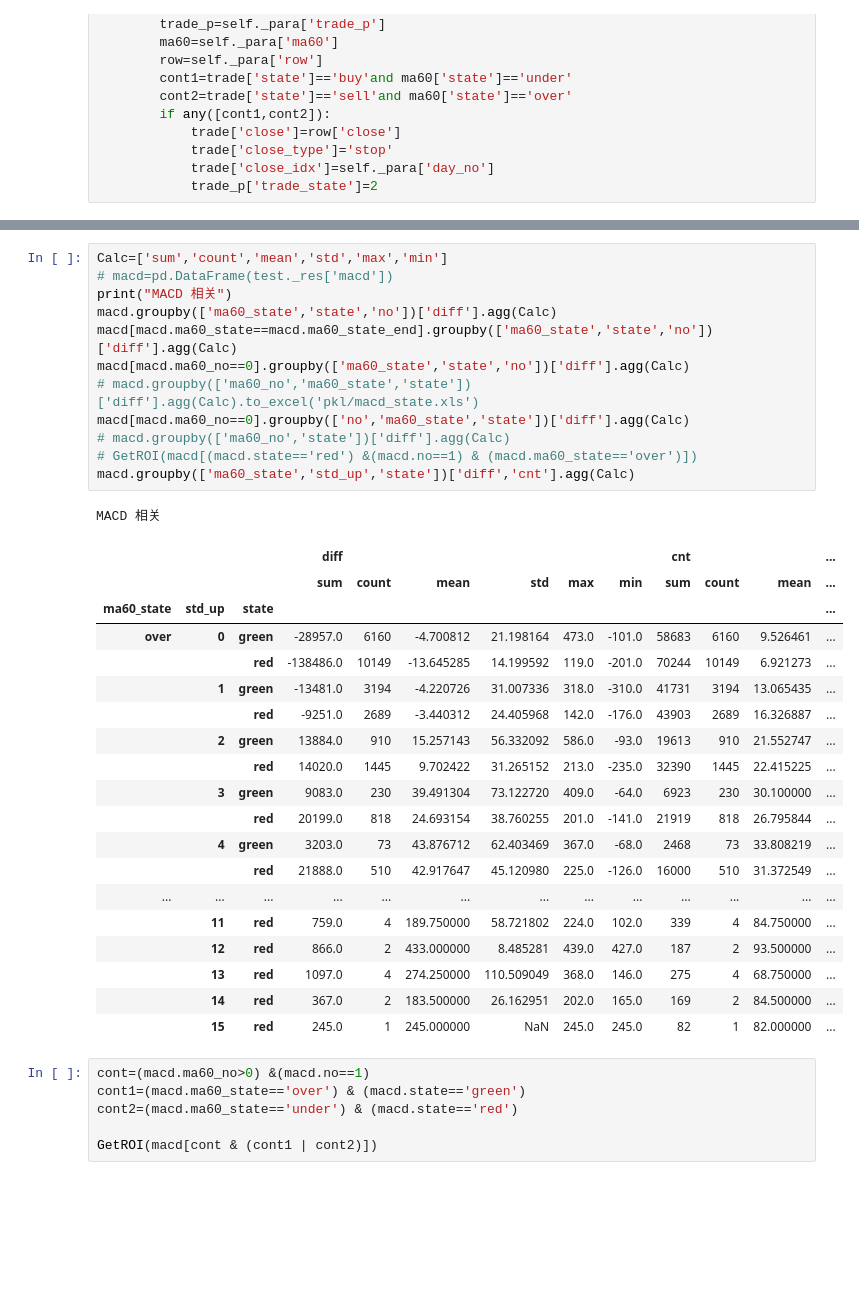
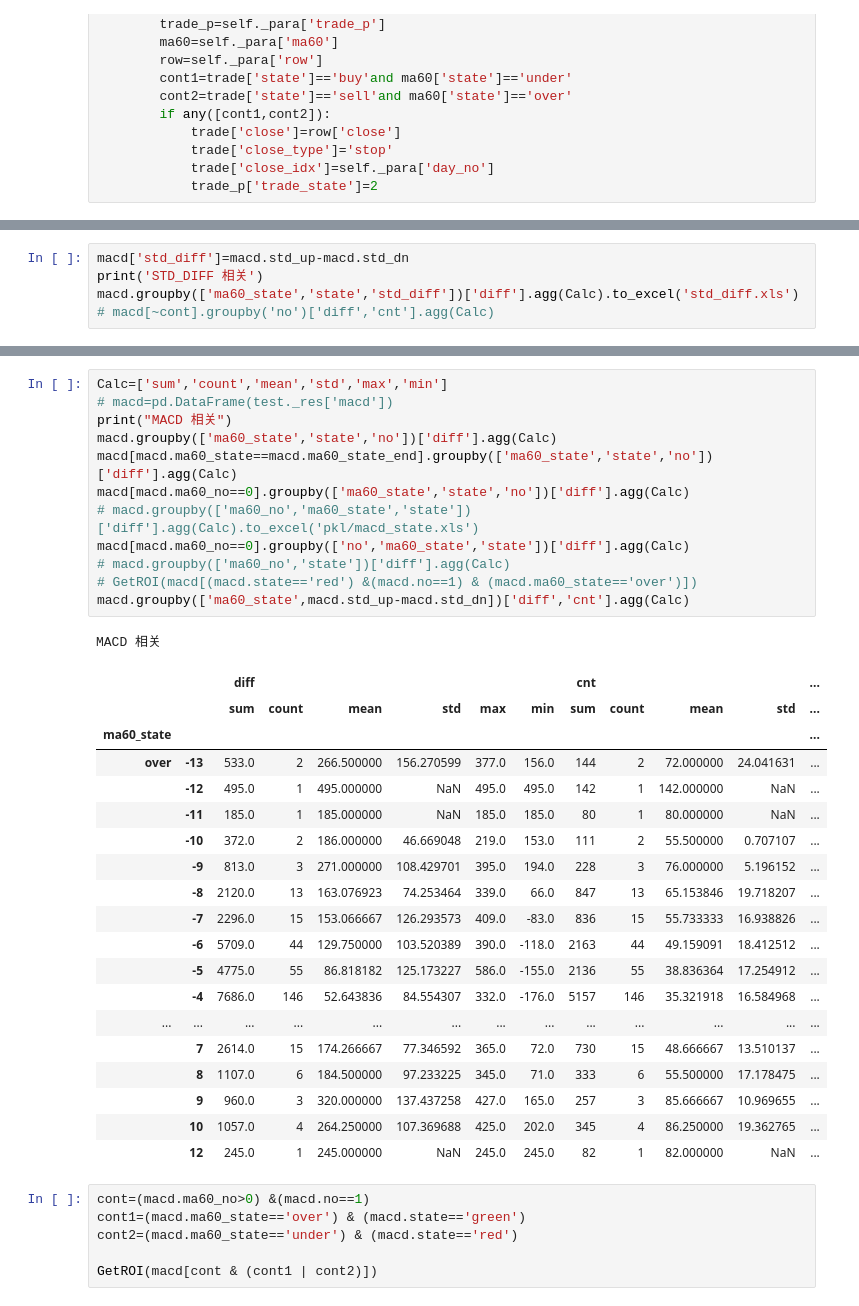
Before and after one commit to che7611/test2, a Jupyter notebook: HL_Strategy.ipynb, the cells around one changed output, grey strips where cells are left out. Saved outputs shown, nothing was run; the diff lists cells and outputs as text; blank space fills up the shorter version.

```diff
--- a/HL_Strategy.ipynb
+++ b/HL_Strategy.ipynb
@@ -436,0 +455,5 @@ macd.head()
+# %%
+macd['std_diff']=macd.std_up-macd.std_dn
+print('STD_DIFF 相关')
+macd.groupby(['ma60_state','state','std_diff'])['diff'].agg(Calc).to_excel('std_diff.xls')
+# macd[~cont].groupby('no')['diff','cnt'].agg(Calc)
@@ -437,36 +470,36 @@ macd.head()
 # %%
 Calc=['sum','count','mean','std','max','min']
 # macd=pd.DataFrame(test._res['macd'])
 print("MACD 相关")
 macd.groupby(['ma60_state','state','no'])['diff'].agg(Calc)
 macd[macd.ma60_state==macd.ma60_state_end].groupby(['ma60_state','state','no'])['diff'].agg(Calc)
 macd[macd.ma60_no==0].groupby(['ma60_state','state','no'])['diff'].agg(Calc)
 # macd.groupby(['ma60_no','ma60_state','state'])['diff'].agg(Calc).to_excel('pkl/macd_state.xls')
 macd[macd.ma60_no==0].groupby(['no','ma60_state','state'])['diff'].agg(Calc)
 # macd.groupby(['ma60_no','state'])['diff'].agg(Calc)
 # GetROI(macd[(macd.state=='red') &(macd.no==1) & (macd.ma60_state=='over')])
-macd.groupby(['ma60_state','std_up','state'])['diff','cnt'].agg(Calc)
+macd.groupby(['ma60_state',macd.std_up-macd.std_dn])['diff','cnt'].agg(Calc)
 # %% [output]
 MACD 相关
-|  |  |  | diff |  |  |  |  |  | cnt |  |  | ... |
-|  |  |  | sum | count | mean | std | max | min | sum | count | mean | ... |
-| ma60_state | std_up | state |  |  |  |  |  |  |  |  |  | ... |
-| over | 0 | green | -28957.0 | 6160 | -4.700812 | 21.198164 | 473.0 | -101.0 | 58683 | 6160 | 9.526461 | ... |
-|  |  | red | -138486.0 | 10149 | -13.645285 | 14.199592 | 119.0 | -201.0 | 70244 | 10149 | 6.921273 | ... |
-|  | 1 | green | -13481.0 | 3194 | -4.220726 | 31.007336 | 318.0 | -310.0 | 41731 | 3194 | 13.065435 | ... |
-|  |  | red | -9251.0 | 2689 | -3.440312 | 24.405968 | 142.0 | -176.0 | 43903 | 2689 | 16.326887 | ... |
-|  | 2 | green | 13884.0 | 910 | 15.257143 | 56.332092 | 586.0 | -93.0 | 19613 | 910 | 21.552747 | ... |
-|  |  | red | 14020.0 | 1445 | 9.702422 | 31.265152 | 213.0 | -235.0 | 32390 | 1445 | 22.415225 | ... |
-|  | 3 | green | 9083.0 | 230 | 39.491304 | 73.122720 | 409.0 | -64.0 | 6923 | 230 | 30.100000 | ... |
-|  |  | red | 20199.0 | 818 | 24.693154 | 38.760255 | 201.0 | -141.0 | 21919 | 818 | 26.795844 | ... |
-|  | 4 | green | 3203.0 | 73 | 43.876712 | 62.403469 | 367.0 | -68.0 | 2468 | 73 | 33.808219 | ... |
-|  |  | red | 21888.0 | 510 | 42.917647 | 45.120980 | 225.0 | -126.0 | 16000 | 510 | 31.372549 | ... |
+|  |  | diff |  |  |  |  |  | cnt |  |  |  | ... |
+|  |  | sum | count | mean | std | max | min | sum | count | mean | std | ... |
+| ma60_state |  |  |  |  |  |  |  |  |  |  |  | ... |
+| over | -13 | 533.0 | 2 | 266.500000 | 156.270599 | 377.0 | 156.0 | 144 | 2 | 72.000000 | 24.041631 | ... |
+|  | -12 | 495.0 | 1 | 495.000000 | NaN | 495.0 | 495.0 | 142 | 1 | 142.000000 | NaN | ... |
+|  | -11 | 185.0 | 1 | 185.000000 | NaN | 185.0 | 185.0 | 80 | 1 | 80.000000 | NaN | ... |
+|  | -10 | 372.0 | 2 | 186.000000 | 46.669048 | 219.0 | 153.0 | 111 | 2 | 55.500000 | 0.707107 | ... |
+|  | -9 | 813.0 | 3 | 271.000000 | 108.429701 | 395.0 | 194.0 | 228 | 3 | 76.000000 | 5.196152 | ... |
+|  | -8 | 2120.0 | 13 | 163.076923 | 74.253464 | 339.0 | 66.0 | 847 | 13 | 65.153846 | 19.718207 | ... |
+|  | -7 | 2296.0 | 15 | 153.066667 | 126.293573 | 409.0 | -83.0 | 836 | 15 | 55.733333 | 16.938826 | ... |
+|  | -6 | 5709.0 | 44 | 129.750000 | 103.520389 | 390.0 | -118.0 | 2163 | 44 | 49.159091 | 18.412512 | ... |
+|  | -5 | 4775.0 | 55 | 86.818182 | 125.173227 | 586.0 | -155.0 | 2136 | 55 | 38.836364 | 17.254912 | ... |
+|  | -4 | 7686.0 | 146 | 52.643836 | 84.554307 | 332.0 | -176.0 | 5157 | 146 | 35.321918 | 16.584968 | ... |
 | ... | ... | ... | ... | ... | ... | ... | ... | ... | ... | ... | ... | ... |
-|  | 11 | red | 759.0 | 4 | 189.750000 | 58.721802 | 224.0 | 102.0 | 339 | 4 | 84.750000 | ... |
-|  | 12 | red | 866.0 | 2 | 433.000000 | 8.485281 | 439.0 | 427.0 | 187 | 2 | 93.500000 | ... |
-|  | 13 | red | 1097.0 | 4 | 274.250000 | 110.509049 | 368.0 | 146.0 | 275 | 4 | 68.750000 | ... |
-|  | 14 | red | 367.0 | 2 | 183.500000 | 26.162951 | 202.0 | 165.0 | 169 | 2 | 84.500000 | ... |
-|  | 15 | red | 245.0 | 1 | 245.000000 | NaN | 245.0 | 245.0 | 82 | 1 | 82.000000 | ... |
+|  | 7 | 2614.0 | 15 | 174.266667 | 77.346592 | 365.0 | 72.0 | 730 | 15 | 48.666667 | 13.510137 | ... |
+|  | 8 | 1107.0 | 6 | 184.500000 | 97.233225 | 345.0 | 71.0 | 333 | 6 | 55.500000 | 17.178475 | ... |
+|  | 9 | 960.0 | 3 | 320.000000 | 137.437258 | 427.0 | 165.0 | 257 | 3 | 85.666667 | 10.969655 | ... |
+|  | 10 | 1057.0 | 4 | 264.250000 | 107.369688 | 425.0 | 202.0 | 345 | 4 | 86.250000 | 19.362765 | ... |
+|  | 12 | 245.0 | 1 | 245.000000 | NaN | 245.0 | 245.0 | 82 | 1 | 82.000000 | NaN | ... |
 # %%
 cont=(macd.ma60_no>0) &(macd.no==1)
 cont1=(macd.ma60_state=='over') & (macd.state=='green')
```
Also changed, not shown: parts of 7 cells of this notebook, 8 other files.
